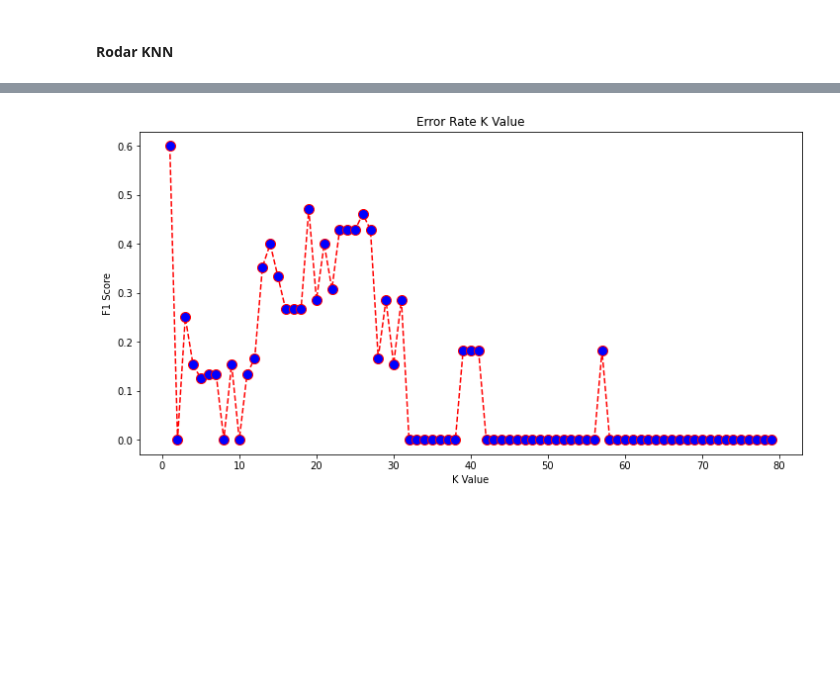
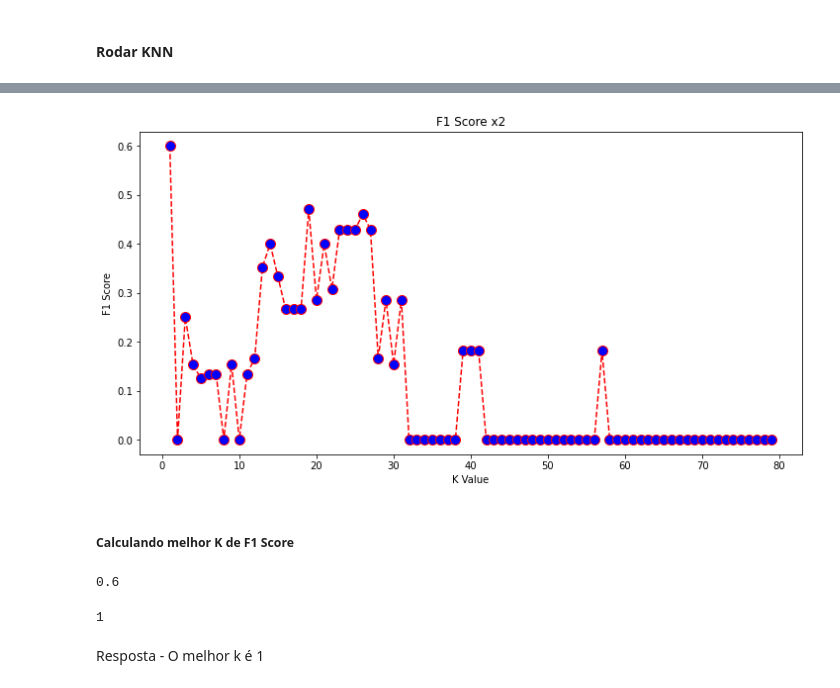
Before and after one commit to Nickcarv18/Businnes-Intelligence, a Jupyter notebook: Atividade - Algoritmo de Classificação.ipynb, the cells around one changed output, grey strips where cells are left out. Cells and saved outputs as stored; diff of their text form; code cells hidden in the pictures; blank space fills up the shorter version.

```diff
--- a/Atividade - Algoritmo de Classificação.ipynb
+++ b/Atividade - Algoritmo de Classificação.ipynb
@@ -46,7 +46,7 @@ X_train, X_test, y_train, y_test = train_test_split(x, y, test_size = 0.2, rando
 #### Rodar KNN
 # %%
 acuracia = []
-presicao = []
+precisao = []
 sensibilidade = []
 f1Score = []
 
@@ -59,7 +59,7 @@ for i in range(1,80):
     acuracia = acuracia + [accuracy_score(y_test, y_pred)]
 
     #Precisão
-    presicao = presicao + [precision_score(y_test, y_pred)]
+    precisao = precisao + [precision_score(y_test, y_pred)]
 
     #Sensibilidade
     sensibilidade = sensibilidade + [recall_score(y_test, y_pred)]
@@ -99,10 +150,17 @@ plt.show()
 # %%
 # Gráfico F1 Score
 plt.figure(figsize=(12, 6))
 plt.plot(range(1, 80), f1Score, color='red', linestyle='dashed', marker='o',  markerfacecolor='blue', markersize=10)
-plt.title('Error Rate K Value')
+plt.title('F1 Score x2')
 plt.xlabel('K Value')
 plt.ylabel('F1 Score')
 plt.show()
 # %% [output]
-[figure, old version]
+[figure, new version]
+# %% [markdown]
+##### Calculando melhor K de F1 Score
+# %%
+f1Score = pd.Series(f1Score)
+f1Score.max()
+# %% [output]
+0.6
@@ -108,0 +171,6 @@ plt.show()
+# %%
+k
+# %% [output]
+1
+# %% [markdown]
+Resposta - O melhor k é 1
```
Also changed, not shown: parts of 112 cells of this notebook.
